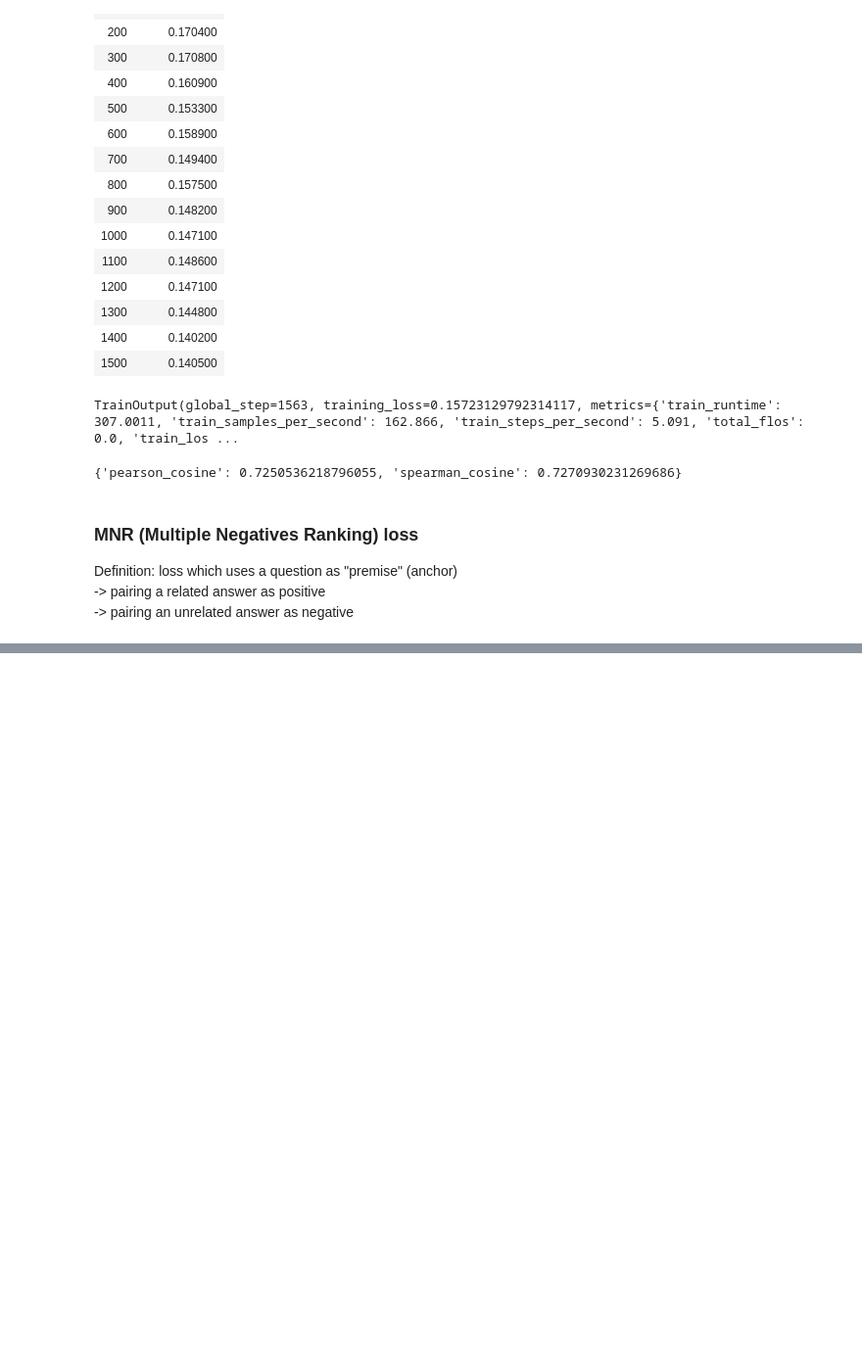
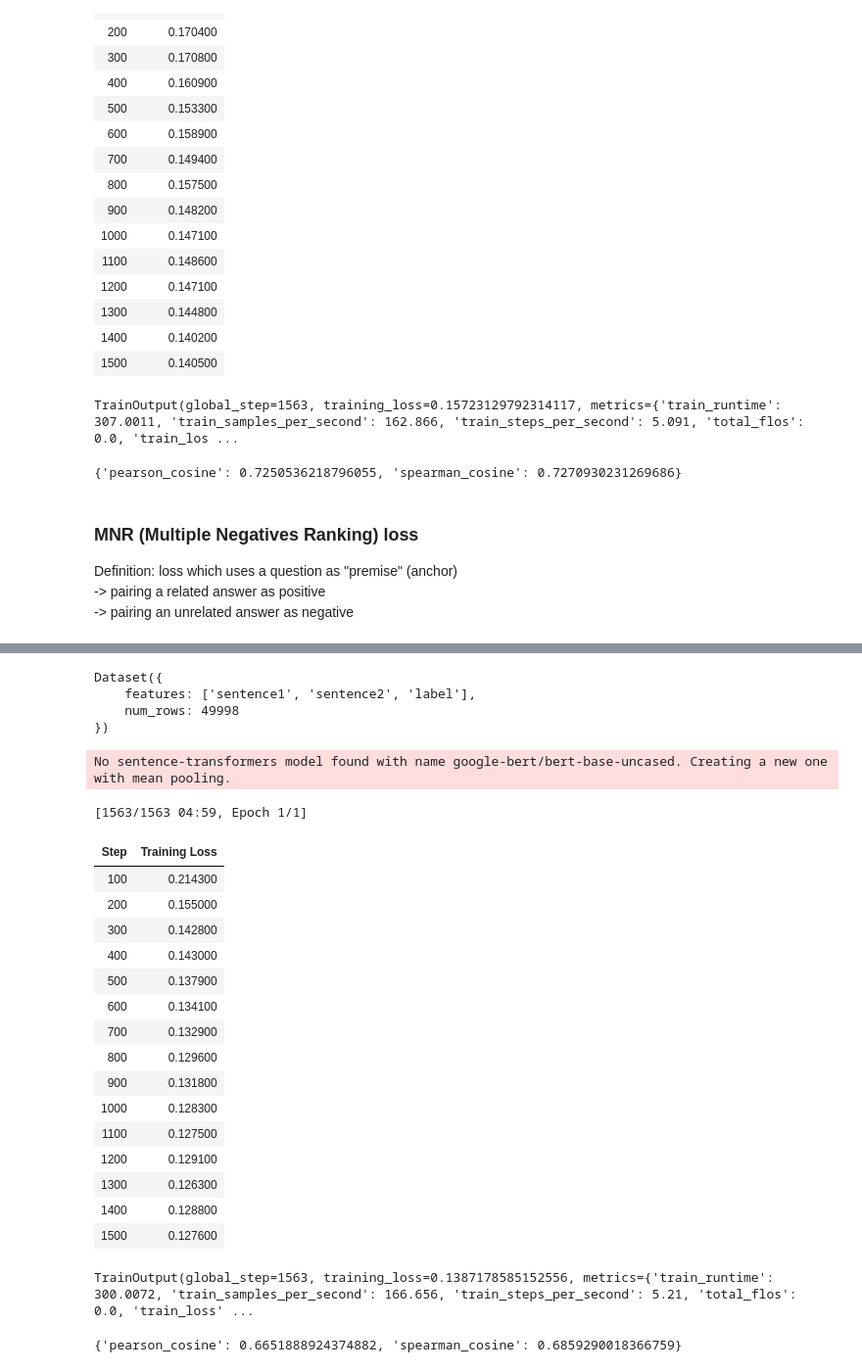
Before and after one commit to PHM1605/hands-on-large-language-models-alammar, a Jupyter notebook: chapter10/text_embed.ipynb, the cells around one changed output, grey strips where cells are left out. Shown at 98% size. Drawn from its saved outputs; the diff is of its cells as text; code cells hidden in the pictures; blank space fills up the shorter version.

```diff
--- a/chapter10/text_embed.ipynb
+++ b/chapter10/text_embed.ipynb
@@ -253,0 +440,71 @@ Dataset({
+# %%
+# combine <gold> and <silver> to train bi-encoder SBERT
+data = pd.concat([gold, silver], ignore_index=True, axis=0)
+data = data.drop_duplicates(subset=["sentence1", "sentence2"], keep="first")
+train_dataset = Dataset.from_pandas(data, preserve_index=False)
+train_dataset
+# %% [output]
+Dataset({
+    features: ['sentence1', 'sentence2', 'label'],
+    num_rows: 49998
+})
+# %%
+# create evaluator
+from sentence_transformers.evaluation import EmbeddingSimilarityEvaluator
+val_sts = load_dataset("glue", "stsb", split="validation")
+evaluator = EmbeddingSimilarityEvaluator(
+    sentences1=val_sts["sentence1"],
+    sentences2=val_sts["sentence2"],
+    scores=[score/5 for score in val_sts["label"]],
+    main_similarity="cosine"
+)
+# %%
+# train with dataset of 20% labeled and 80% enhanced
+from sentence_transformers import losses, SentenceTransformer
+from sentence_transformers.trainer import SentenceTransformerTrainer
+from sentence_transformers.training_args import SentenceTransformerTrainingArguments
+
+embedding_model = SentenceTransformer("google-bert/bert-base-uncased")
+train_loss = losses.CosineSimilarityLoss(model=embedding_model)
+args = SentenceTransformerTrainingArguments(
+    output_dir="augmented_embedding_model",
+    num_train_epochs=1,
+    per_device_train_batch_size=32,
+    per_device_eval_batch_size=32,
+    warmup_steps=100,
+    fp16=True,
+    eval_steps=100,
+    logging_steps=100
+)
+trainer = SentenceTransformerTrainer(
+    model=embedding_model,
+    args=args,
+    train_dataset=train_dataset,
+    loss=train_loss,
+    evaluator=evaluator
+)
+trainer.train()
+# %% [output]
+No sentence-transformers model found with name google-bert/bert-base-uncased. Creating a new one with mean pooling.
+[1563/1563 04:59, Epoch 1/1]
+| Step | Training Loss |
+| 100 | 0.214300 |
+| 200 | 0.155000 |
+| 300 | 0.142800 |
+| 400 | 0.143000 |
+| 500 | 0.137900 |
+| 600 | 0.134100 |
+| 700 | 0.132900 |
+| 800 | 0.129600 |
+| 900 | 0.131800 |
+| 1000 | 0.128300 |
+| 1100 | 0.127500 |
+| 1200 | 0.129100 |
+| 1300 | 0.126300 |
+| 1400 | 0.128800 |
+| 1500 | 0.127600 |
+TrainOutput(global_step=1563, training_loss=0.1387178585152556, metrics={'train_runtime': 300.0072, 'train_samples_per_second': 166.656, 'train_steps_per_second': 5.21, 'total_flos': 0.0, 'train_loss' ...
+# %%
+evaluator(embedding_model)
+# %% [output]
+{'pearson_cosine': 0.6651888924374882, 'spearman_cosine': 0.6859290018366759}
```
Also changed, not shown: parts of 23 cells of this notebook, 2 other files.
